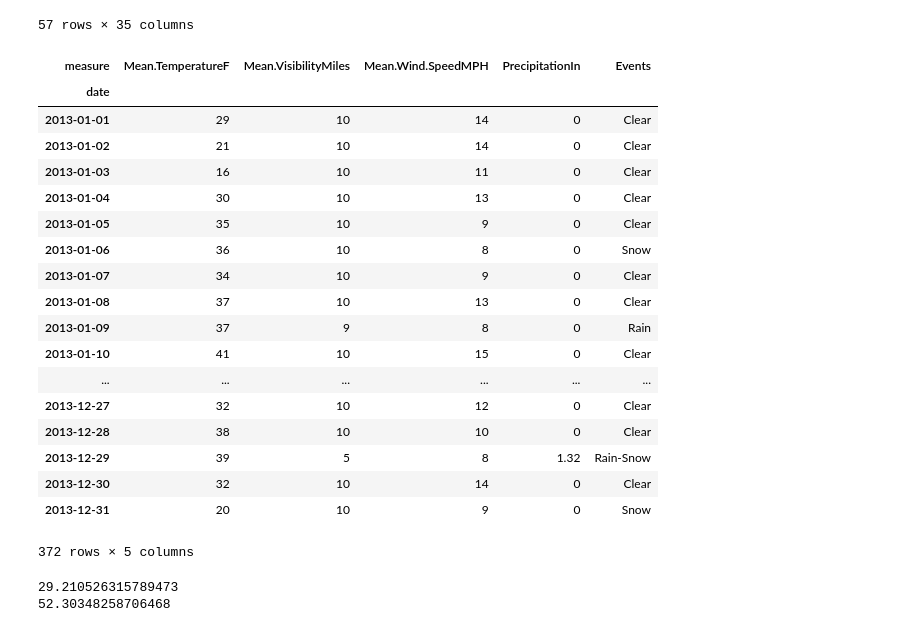
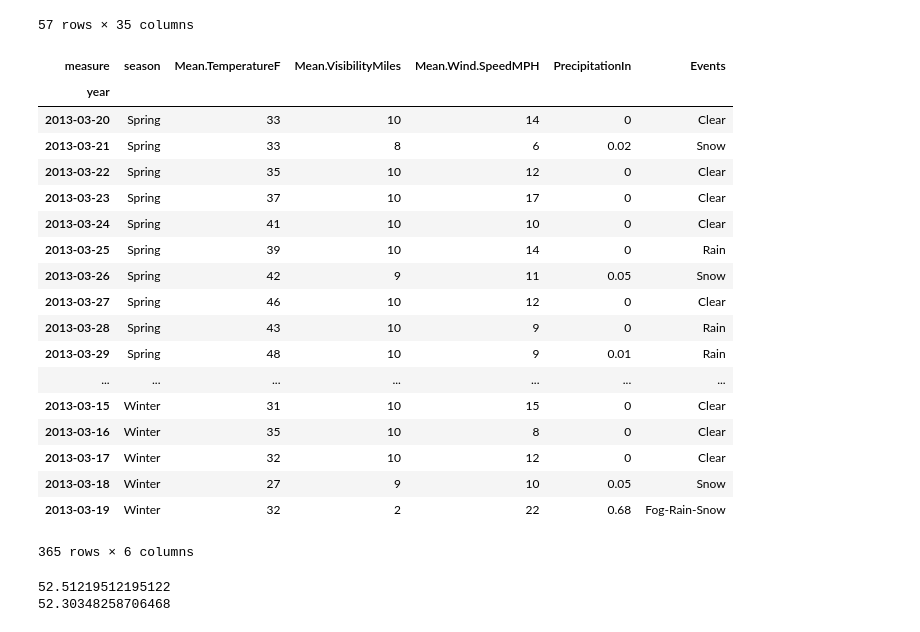
Before and after one commit to JVDZulha/cs181-proj1, a Jupyter notebook: proj1.ipynb, the cells around one changed output. Drawn from its saved outputs; the diff is of its cells as text; code cells hidden in the pictures.

```diff
--- a/proj1.ipynb
+++ b/proj1.ipynb
@@ -44,56 +46,72 @@ for j in range(12):
 
     df2013 = df.iloc[(19*j):(19*(j+1))]
 
     df2013 = df2013.drop(['year','month','X'],axis=1)
     df2013.set_index('measure', inplace = True)
     df2013 = df2013.transpose()
 
     df2013 = df2013.drop(['Max.TemperatureF','Min.TemperatureF','Max.Dew.PointF','MeanDew.PointF','Min.DewpointF','Max.Humidity','Mean.Humidity',
                       'Min.Humidity','Max.Sea.Level.PressureIn','Mean.Sea.Level.PressureIn','Min.Sea.Level.PressureIn','Max.VisibilityMiles','Min.VisibilityMiles',
                       'Max.Wind.SpeedMPH'],axis=1)
     df2013.loc[:,'Events'].fillna('Clear',inplace = True)
 
     df2013 = df2013.replace('T',0)
     df2013.reset_index(inplace = True)
     df2013 = df2013.rename(columns = {'index':'day'})
 
     mylist = []
     for i in range(31):
         day = str(i+1)
         if (i+1) < 10:
             day = '0' + day
         mylist.append('2013' + '-' + month + '-' + day)
 
-    df2013['date'] = mylist
-    df2013 = df2013.set_index('date')
+    df2013['year'] = mylist
+    df2013 = df2013.set_index('year')
     df2013 = df2013.drop('day',axis=1)
 
     dfTotal = pd.concat([dfTotal,df2013])
 #df2013 = df2013.set_index('day')
 
+dfTotal = dfTotal.dropna()
+dfTotal.insert(0,'season',np.nan,allow_duplicates=True)
+#dfTotal['season'] = np.nan
+dfSpring = dfTotal.loc['2013-03-20':'2013-06-20']
+dfSpring['season'].fillna('Spring',inplace=True)
+dfSummer = dfTotal.loc['2013-06-21':'2013-09-21']
+dfSummer['season'].fillna('Summer',inplace=True)
+dfFall = dfTotal.loc['2013-09-22':'2013-12-20']
+dfFall['season'].fillna('Fall',inplace=True)
+dfWinter = pd.concat([dfTotal.loc['2013-12-21':'2013-12-31'],dfTotal.loc['2013-01-01':'2013-03-19']])
+dfWinter['season'].fillna('Winter',inplace=True)
+
+dfTotal = pd.concat([dfSpring,dfSummer,dfFall,dfWinter])
+
+dfTotal.to_csv('TidyWeather3.csv', sep='\t', encoding='utf-8')
+
 dfTotal
 # %% [output]
-| measure | Mean.TemperatureF | Mean.VisibilityMiles | Mean.Wind.SpeedMPH | PrecipitationIn | Events |
-| date |  |  |  |  |  |
-| 2013-01-01 | 29 | 10 | 14 | 0 | Clear |
-| 2013-01-02 | 21 | 10 | 14 | 0 | Clear |
-| 2013-01-03 | 16 | 10 | 11 | 0 | Clear |
-| 2013-01-04 | 30 | 10 | 13 | 0 | Clear |
-| 2013-01-05 | 35 | 10 | 9 | 0 | Clear |
-| 2013-01-06 | 36 | 10 | 8 | 0 | Snow |
-| 2013-01-07 | 34 | 10 | 9 | 0 | Clear |
-| 2013-01-08 | 37 | 10 | 13 | 0 | Clear |
-| 2013-01-09 | 37 | 9 | 8 | 0 | Rain |
-| 2013-01-10 | 41 | 10 | 15 | 0 | Clear |
-| ... | ... | ... | ... | ... | ... |
-| 2013-12-27 | 32 | 10 | 12 | 0 | Clear |
-| 2013-12-28 | 38 | 10 | 10 | 0 | Clear |
-| 2013-12-29 | 39 | 5 | 8 | 1.32 | Rain-Snow |
-| 2013-12-30 | 32 | 10 | 14 | 0 | Clear |
-| 2013-12-31 | 20 | 10 | 9 | 0 | Snow |
+| measure | season | Mean.TemperatureF | Mean.VisibilityMiles | Mean.Wind.SpeedMPH | PrecipitationIn | Events |
+| year |  |  |  |  |  |  |
+| 2013-03-20 | Spring | 33 | 10 | 14 | 0 | Clear |
+| 2013-03-21 | Spring | 33 | 8 | 6 | 0.02 | Snow |
+| 2013-03-22 | Spring | 35 | 10 | 12 | 0 | Clear |
+| 2013-03-23 | Spring | 37 | 10 | 17 | 0 | Clear |
+| 2013-03-24 | Spring | 41 | 10 | 10 | 0 | Clear |
+| 2013-03-25 | Spring | 39 | 10 | 14 | 0 | Rain |
+| 2013-03-26 | Spring | 42 | 9 | 11 | 0.05 | Snow |
+| 2013-03-27 | Spring | 46 | 10 | 12 | 0 | Clear |
+| 2013-03-28 | Spring | 43 | 10 | 9 | 0 | Rain |
+| 2013-03-29 | Spring | 48 | 10 | 9 | 0.01 | Rain |
+| ... | ... | ... | ... | ... | ... | ... |
+| 2013-03-15 | Winter | 31 | 10 | 15 | 0 | Clear |
+| 2013-03-16 | Winter | 35 | 10 | 8 | 0 | Clear |
+| 2013-03-17 | Winter | 32 | 10 | 12 | 0 | Clear |
+| 2013-03-18 | Winter | 27 | 9 | 10 | 0.05 | Snow |
+| 2013-03-19 | Winter | 32 | 2 | 22 | 0.68 | Fog-Rain-Snow |
-372 rows × 5 columns
+365 rows × 6 columns
 # %%
-dfSnow = dfTotal[dfTotal['Events']=='Snow']
+dfSnow = dfTotal[dfTotal['Events']!='Clear']
 dfSnow = dfSnow.dropna()
 #print(dfSnow)
 cold_temp = pd.to_numeric(dfSnow['Mean.TemperatureF']).mean()
@@ -106,5 +124,5 @@ warm_temp = pd.to_numeric(dfClear['Mean.TemperatureF']).mean()
 print(cold_temp)
 print(warm_temp)
 # %% [output]
-29.210526315789473
+52.51219512195122
 52.30348258706468
```
Also changed, not shown: parts of 6 cells of this notebook, 2 other files.
